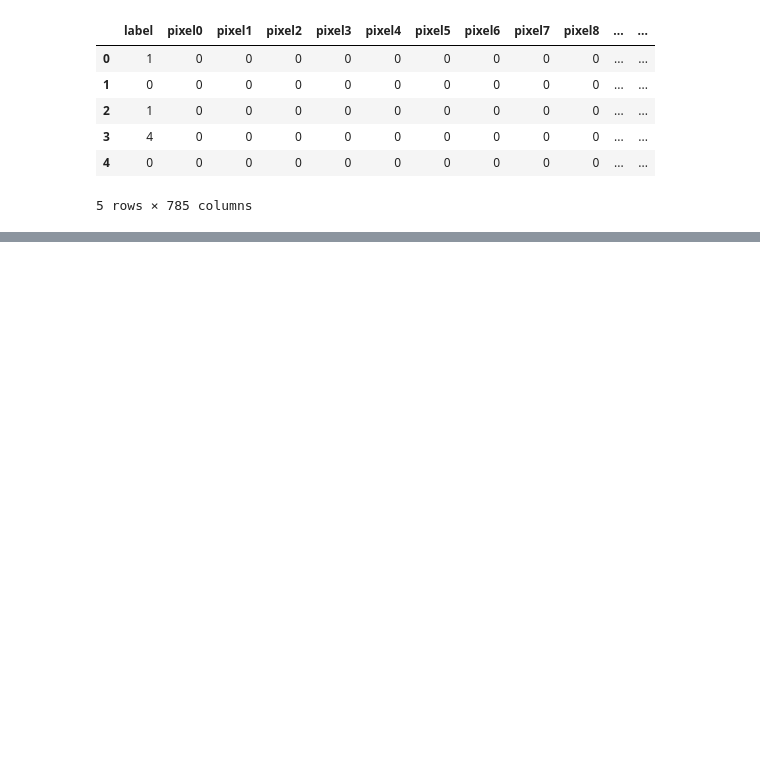
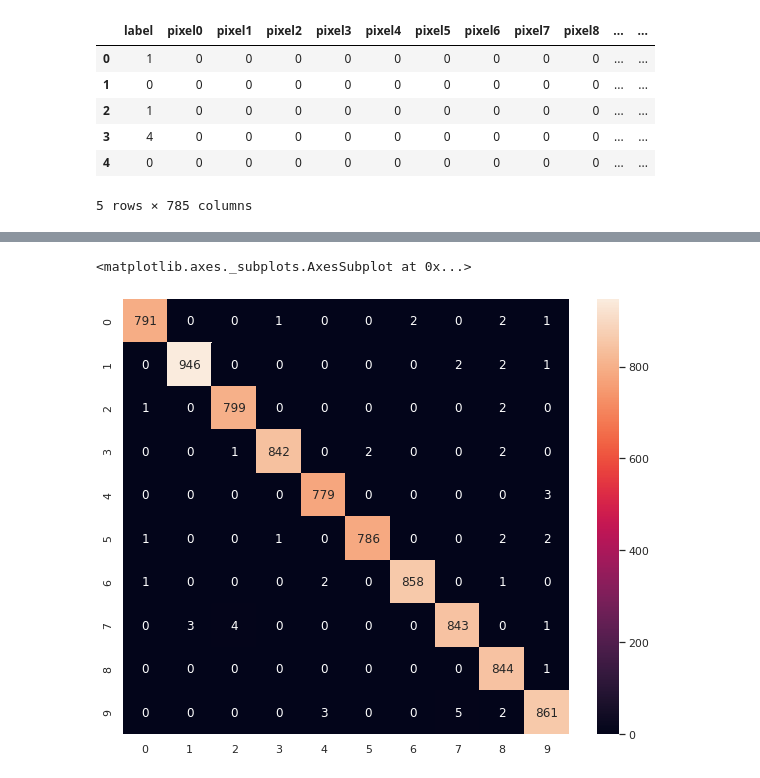
Before and after one commit to jim3101/digit-recognizer, a Jupyter notebook: notebooks/digit-recognizer.ipynb, the cells around one changed output, grey strips where cells are left out. Cells and saved outputs as stored; diff of their text form; code cells hidden in the pictures; blank space fills up the shorter version.

```diff
--- a/notebooks/digit-recognizer.ipynb
+++ b/notebooks/digit-recognizer.ipynb
@@ -198,10 +112,0 @@ _________________________________________________________________
-# %%
-x_train_np = np.array(x_train.values)
-x_train_cnn = np.reshape(x_train_np, (x_train_np.shape[0], 28, 28, 1))
-y_train_np = np.array(y_train.values)
-
-x_test_np = np.array(x_test.values)
-x_test_cnn = np.reshape(x_test_np, (x_test_np.shape[0], 28, 28, 1))
-y_test_np = np.array(y_test.values)
-
-cnn_history = cnn_model.fit(x_train_cnn, y_train_np, epochs=20, validation_data=(x_test_cnn, y_test_np))
@@ -239,0 +118,5 @@ cnn_loss, cnn_accuracy = cnn_model.evaluate(x_test_cnn, y_test_np)
+# %%
+cnn_model_lrs = tf.keras.models.clone_model(cnn_model)
+loss_fn_cnn_lrs = tf.keras.losses.SparseCategoricalCrossentropy(from_logits=True)
+opt_lrs = tf.keras.optimizers.Adam(learning_rate=0.001)
+cnn_model_lrs.compile(optimizer=opt_lrs, loss=loss_fn_cnn_lrs, metrics=['accuracy'])
@@ -239,0 +213,12 @@ cnn_loss, cnn_accuracy = cnn_model.evaluate(x_test_cnn, y_test_np)
+# %%
+from sklearn.metrics import confusion_matrix
+
+y_pred = cnn_model_lrs.predict(x_test)
+y_pred = np.argmax(y_pred, axis=1)
+
+conf_matrix = confusion_matrix(y_test, y_pred)
+fig = plt.figure(figsize=(10, 8))
+sns.heatmap(conf_matrix, annot=True, fmt='d')
+# %% [output]
+<matplotlib.axes._subplots.AxesSubplot at 0x...>
+[figure, added]
```
Also changed, not shown: parts of 27 cells of this notebook, 5 other files.
